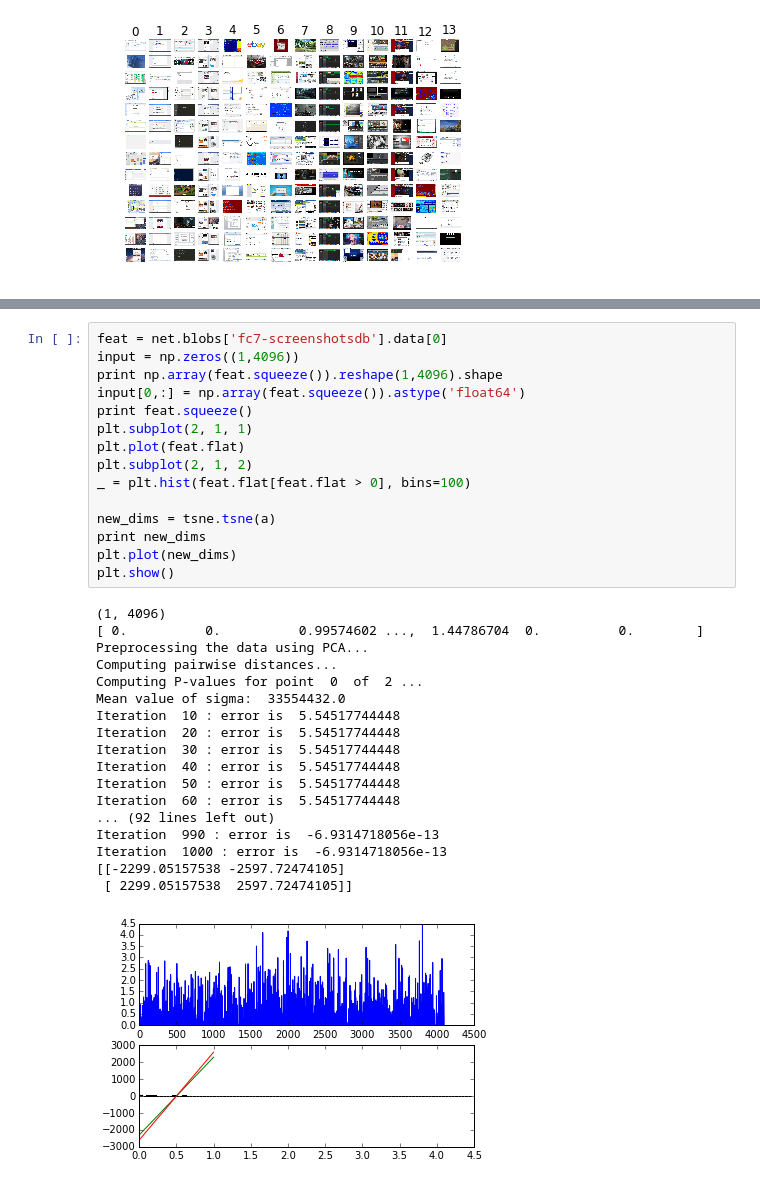
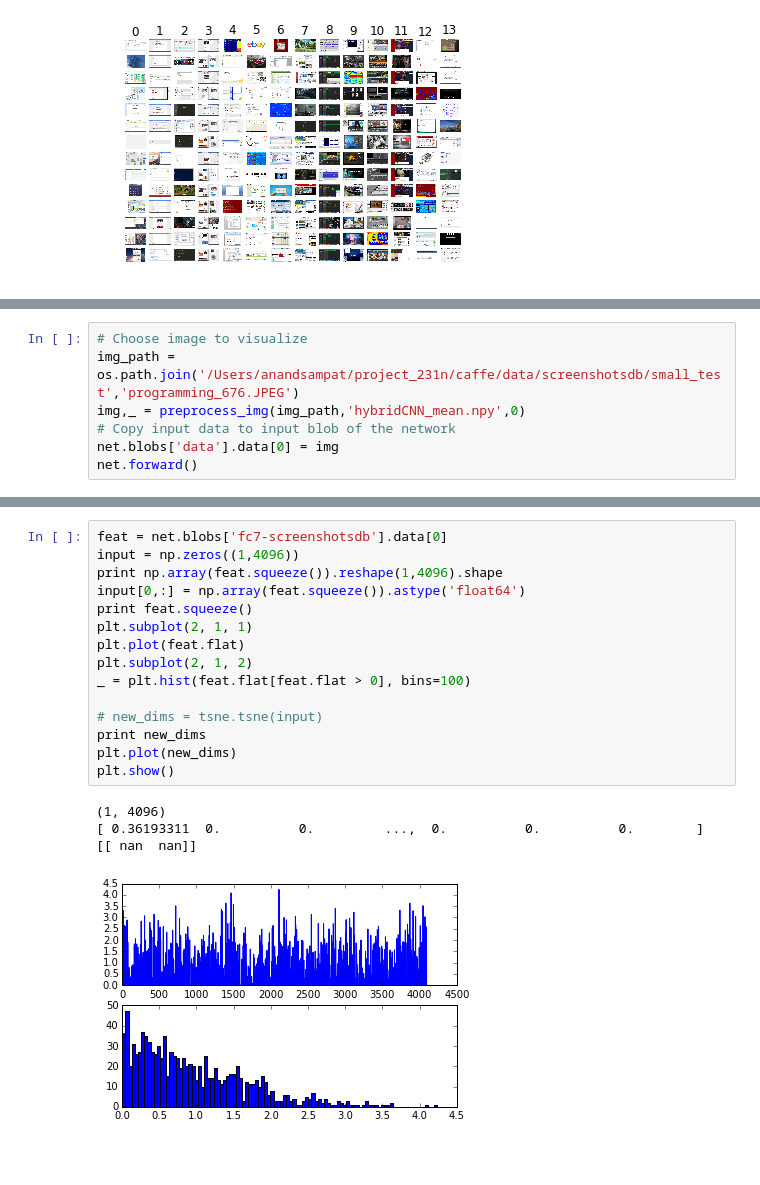
Before and after one commit to asampat3090/231n-project, a Jupyter notebook: caffe-python/caffe_tutorial.ipynb, the cells around one changed output, grey strips where cells are left out. Saved outputs shown, nothing was run; the diff lists cells and outputs as text; blank space fills up the shorter version.

Commit message:
added data files

```diff
--- a/caffe-python/caffe_tutorial.ipynb
+++ b/caffe-python/caffe_tutorial.ipynb
@@ -492,0 +518,7 @@ print test_accuracy
+# %%
+# Choose image to visualize
+img_path = os.path.join('/Users/anandsampat/project_231n/caffe/data/screenshotsdb/small_test','programming_676.JPEG')
+img,_ = preprocess_img(img_path,'hybridCNN_mean.npy',0)
+# Copy input data to input blob of the network
+net.blobs['data'].data[0] = img
+net.forward()
@@ -571,37 +595,23 @@ vis_square(pool3_activation,padval=1)
 # %%
 feat = net.blobs['fc7-screenshotsdb'].data[0]
 input = np.zeros((1,4096))
 print np.array(feat.squeeze()).reshape(1,4096).shape
 input[0,:] = np.array(feat.squeeze()).astype('float64')
 print feat.squeeze()
 plt.subplot(2, 1, 1)
 plt.plot(feat.flat)
 plt.subplot(2, 1, 2)
 _ = plt.hist(feat.flat[feat.flat > 0], bins=100)
 
-new_dims = tsne.tsne(a)
+# new_dims = tsne.tsne(input)
 print new_dims
 plt.plot(new_dims)
 plt.show()
 # %% [output]
 (1, 4096)
-[ 0.          0.          0.99574602 ...,  1.44786704  0.          0.        ]
-Preprocessing the data using PCA...
-Computing pairwise distances...
-Computing P-values for point  0  of  2 ...
-Mean value of sigma:  33554432.0
-Iteration  10 : error is  5.54517744448
-Iteration  20 : error is  5.54517744448
-Iteration  30 : error is  5.54517744448
-Iteration  40 : error is  5.54517744448
-Iteration  50 : error is  5.54517744448
-Iteration  60 : error is  5.54517744448
-... (92 lines left out)
-Iteration  990 : error is  -6.9314718056e-13
-Iteration  1000 : error is  -6.9314718056e-13
-[[-2299.05157538 -2597.72474105]
- [ 2299.05157538  2597.72474105]]
+[ 0.36193311  0.          0.         ...,  0.          0.          0.        ]
+[[ nan  nan]]
-[figure, old version]
+[figure, new version]
 # %%
 feat = net.blobs['fc8-screenshotsdb'].data[0]
 print feat.shape
```
Also changed, not shown: parts of 24 cells of this notebook, 7 other files.
